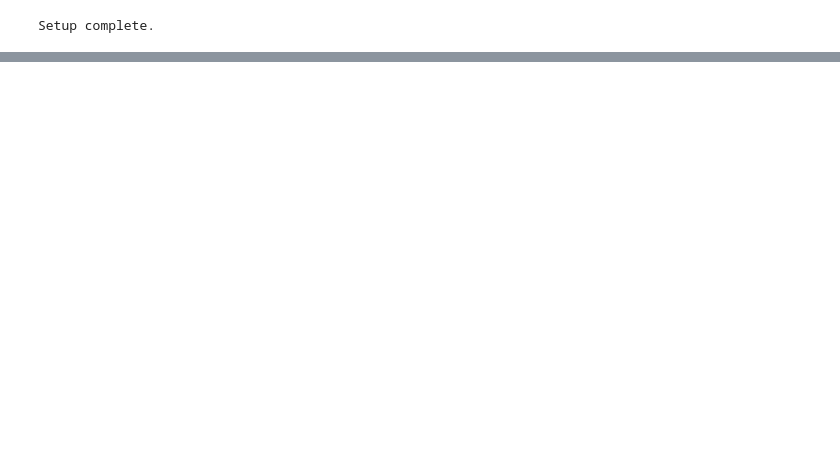
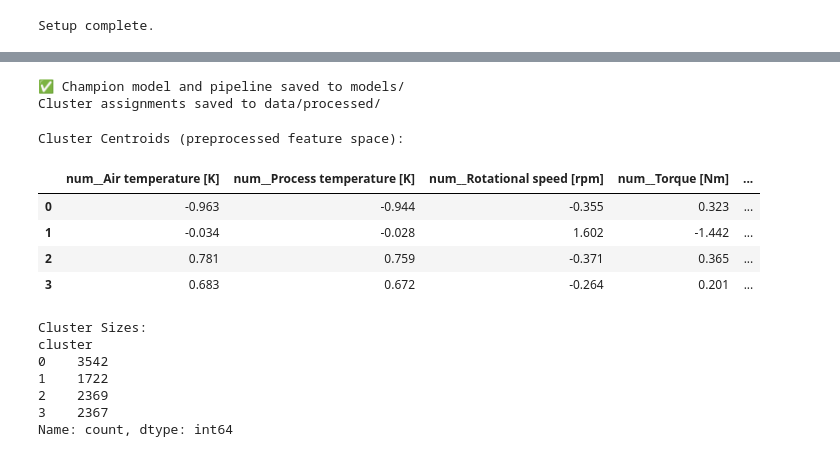
Before and after one commit to Apaelijo/predictive-maintenance-clustering, a Jupyter notebook: notebooks/02_clustering.ipynb, the cells around one changed output, grey strips where cells are left out. Saved outputs shown, nothing was run; the diff lists cells and outputs as text; code cells hidden in the pictures; blank space fills up the shorter version.

Commit message:
Updated step 4

```diff
--- a/notebooks/02_clustering.ipynb
+++ b/notebooks/02_clustering.ipynb
@@ -57,0 +127,60 @@ print("Cumulative explained variance:",
+# %%
+import sys
+from pathlib import Path
+
+project_root = Path().resolve().parents[0]
+sys.path.append(str(project_root))
+
+import joblib
+import os
+
+os.makedirs("models", exist_ok=True)
+
+# Save champion (K-Means recommended)
+joblib.dump(kmeans_model, "models/champion_kmeans.pkl")
+joblib.dump(pipeline, "models/preprocessing_pipeline.pkl")
+
+# Optional: Save labels for analysis in next step
+pd.DataFrame({
+    'kmeans_cluster': kmeans_labels,
+    'dbscan_cluster': db_labels,
+    'hier_cluster': hier_labels
+}).to_csv("../data/processed/cluster_assignments.csv", index=False)
+
+print("✅ Champion model and pipeline saved to models/")
+print("Cluster assignments saved to data/processed/")
+# %% [output]
+✅ Champion model and pipeline saved to models/
+Cluster assignments saved to data/processed/
+# %%
+# Add clusters back to original data for inspection
+data_with_clusters = data_eng.copy()
+data_with_clusters['cluster'] = kmeans_labels
+
+# Cluster centroids (on scaled data)
+pca_centroids = pipeline.named_steps['pca'].inverse_transform(kmeans_model.cluster_centers_)
+centroid_columns = pipeline.named_steps['preprocessor'].get_feature_names_out()
+centroids = pd.DataFrame(
+    pca_centroids,
+    columns=centroid_columns
+)
+print("Cluster Centroids (preprocessed feature space):")
+display(centroids.round(3))
+
+# Size of each cluster
+print("\nCluster Sizes:")
+print(data_with_clusters['cluster'].value_counts().sort_index())
+# %% [output]
+Cluster Centroids (preprocessed feature space):
+|  | num__Air temperature [K] | num__Process temperature [K] | num__Rotational speed [rpm] | num__Torque [Nm] | ... |
+| 0 | -0.963 | -0.944 | -0.355 | 0.323 | ... |
+| 1 | -0.034 | -0.028 | 1.602 | -1.442 | ... |
+| 2 | 0.781 | 0.759 | -0.371 | 0.365 | ... |
+| 3 | 0.683 | 0.672 | -0.264 | 0.201 | ... |
+Cluster Sizes:
+cluster
+0    3542
+1    1722
+2    2369
+3    2367
+Name: count, dtype: int64
```
Also changed, not shown: parts of 4 cells of this notebook, 3 other files.
